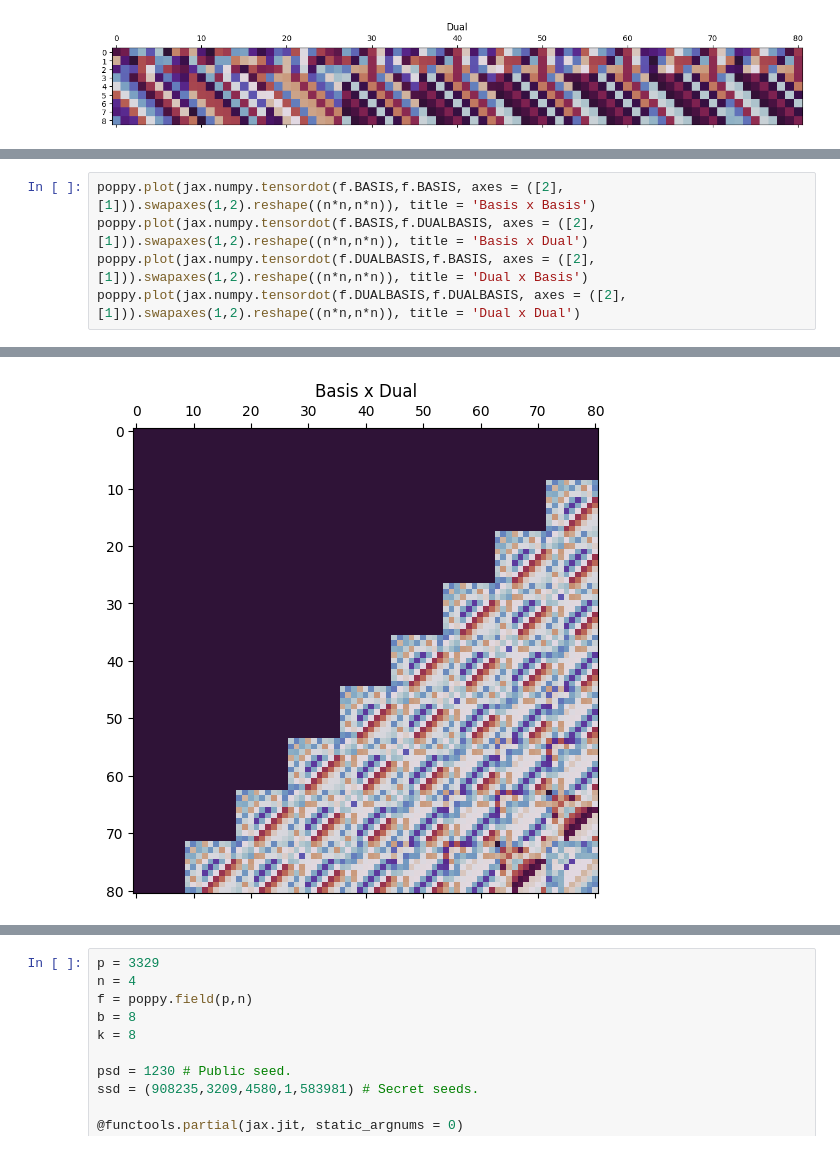
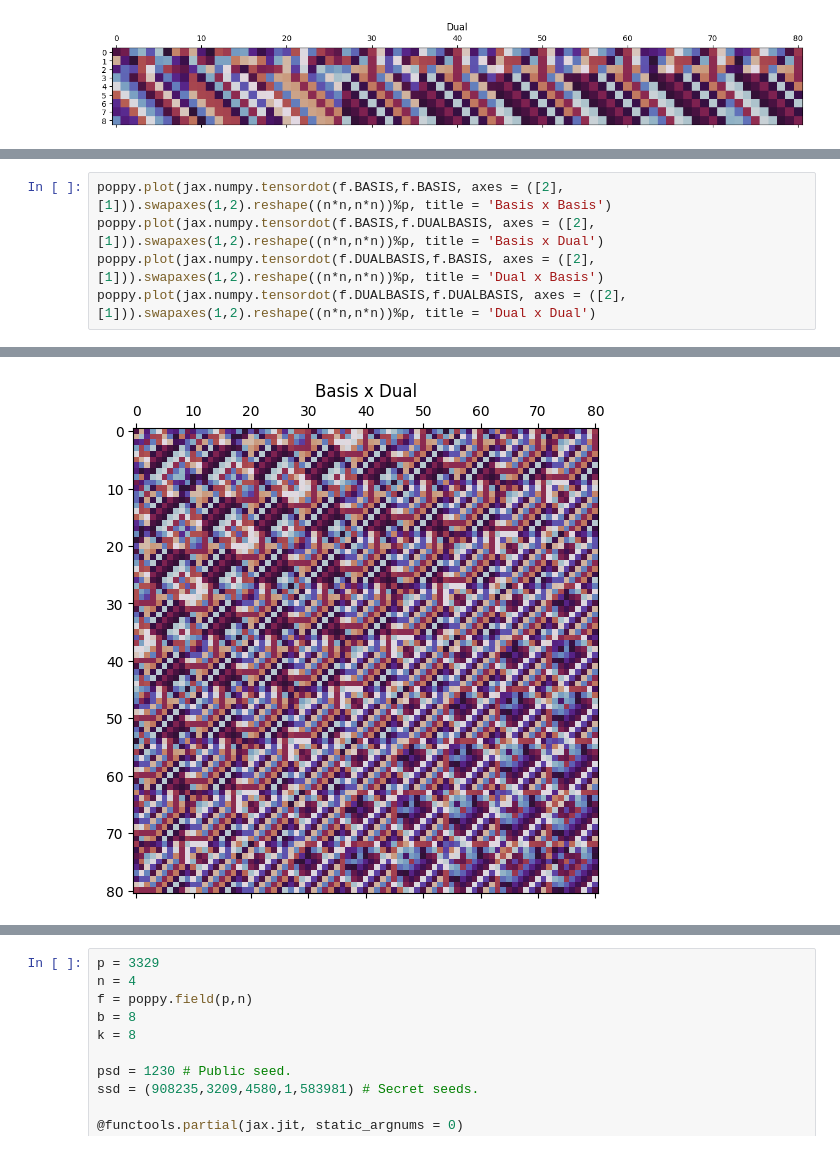
Before and after one commit to michaelontiveros/poppy, a Jupyter notebook: mlkem.ipynb, the cells around one changed output, grey strips where cells are left out. Saved outputs shown, nothing was run; the diff lists cells and outputs as text.

Commit message:
Fix plots.

```diff
--- a/mlkem.ipynb
+++ b/mlkem.ipynb
@@ -27,6 +33,6 @@ poppy.plot(f.DUALBASIS, title = 'Dual')
 # %%
-poppy.plot(jax.numpy.tensordot(f.BASIS,f.BASIS, axes = ([2],[1])).swapaxes(1,2).reshape((n*n,n*n)), title = 'Basis x Basis')
-poppy.plot(jax.numpy.tensordot(f.BASIS,f.DUALBASIS, axes = ([2],[1])).swapaxes(1,2).reshape((n*n,n*n)), title = 'Basis x Dual')
-poppy.plot(jax.numpy.tensordot(f.DUALBASIS,f.BASIS, axes = ([2],[1])).swapaxes(1,2).reshape((n*n,n*n)), title = 'Dual x Basis')
-poppy.plot(jax.numpy.tensordot(f.DUALBASIS,f.DUALBASIS, axes = ([2],[1])).swapaxes(1,2).reshape((n*n,n*n)), title = 'Dual x Dual')
+poppy.plot(jax.numpy.tensordot(f.BASIS,f.BASIS, axes = ([2],[1])).swapaxes(1,2).reshape((n*n,n*n))%p, title = 'Basis x Basis')
+poppy.plot(jax.numpy.tensordot(f.BASIS,f.DUALBASIS, axes = ([2],[1])).swapaxes(1,2).reshape((n*n,n*n))%p, title = 'Basis x Dual')
+poppy.plot(jax.numpy.tensordot(f.DUALBASIS,f.BASIS, axes = ([2],[1])).swapaxes(1,2).reshape((n*n,n*n))%p, title = 'Dual x Basis')
+poppy.plot(jax.numpy.tensordot(f.DUALBASIS,f.DUALBASIS, axes = ([2],[1])).swapaxes(1,2).reshape((n*n,n*n))%p, title = 'Dual x Dual')
 # %% [output]
@@ -34 +40 @@ poppy.plot(jax.numpy.tensordot(f.DUALBASIS,f.DUALBASIS, axes = ([2],[1])).swapax
-[figure, old version]
+[figure, new version]
```
Also changed, not shown: parts of 2 cells of this notebook.
